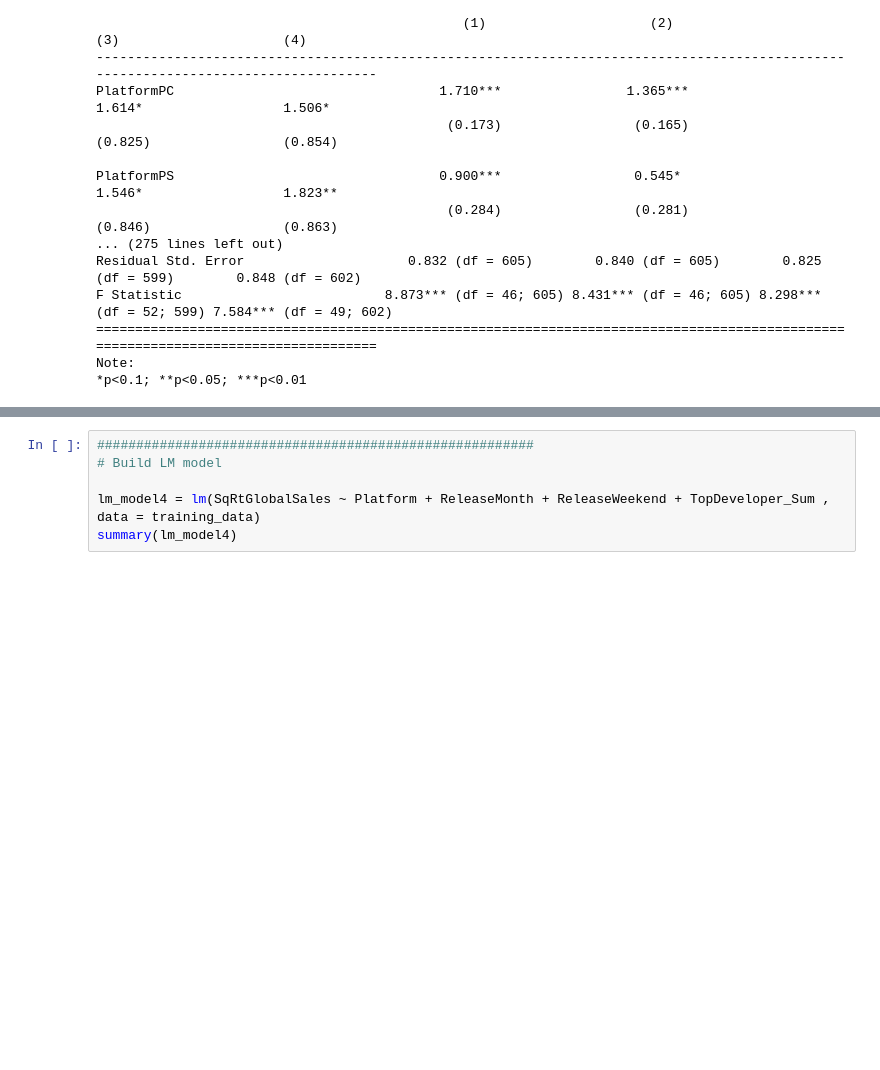
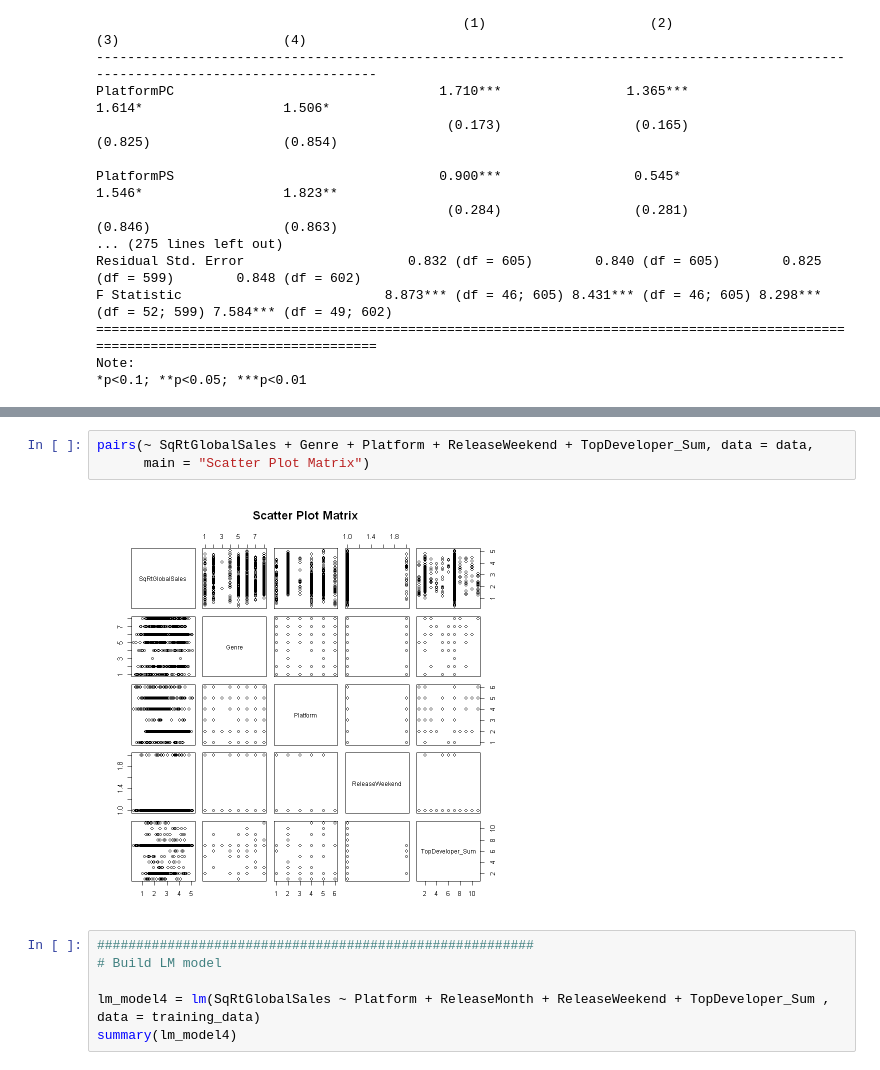
Before and after one commit to wd686/EBAC, a Jupyter notebook: dataProcessing/revenuePredictor_dataset2.ipynb, the cells around one changed output, grey strips where cells are left out. Cells and saved outputs as stored; diff of their text form; blank space fills up the shorter version.

```diff
--- a/dataProcessing/revenuePredictor_dataset2.ipynb
+++ b/dataProcessing/revenuePredictor_dataset2.ipynb
@@ -1152,3 +1157,8 @@ Warning message in sqrt(crit * p * (1 - hh)/hh):
+# %%
+pairs(~ SqRtGlobalSales + Genre + Platform + ReleaseWeekend + TopDeveloper_Sum, data = data,
+      main = "Scatter Plot Matrix")
+# %% [output]
+[figure, added]
 # %%
 ########################################################
 # Build LM model
```
Also changed, not shown: parts of 29 cells of this notebook, 4 other files.
